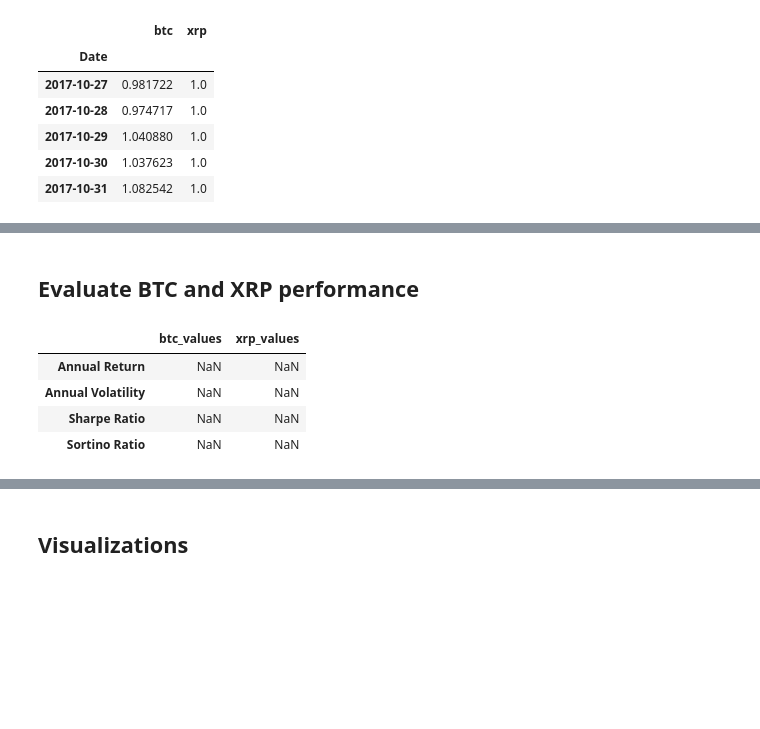
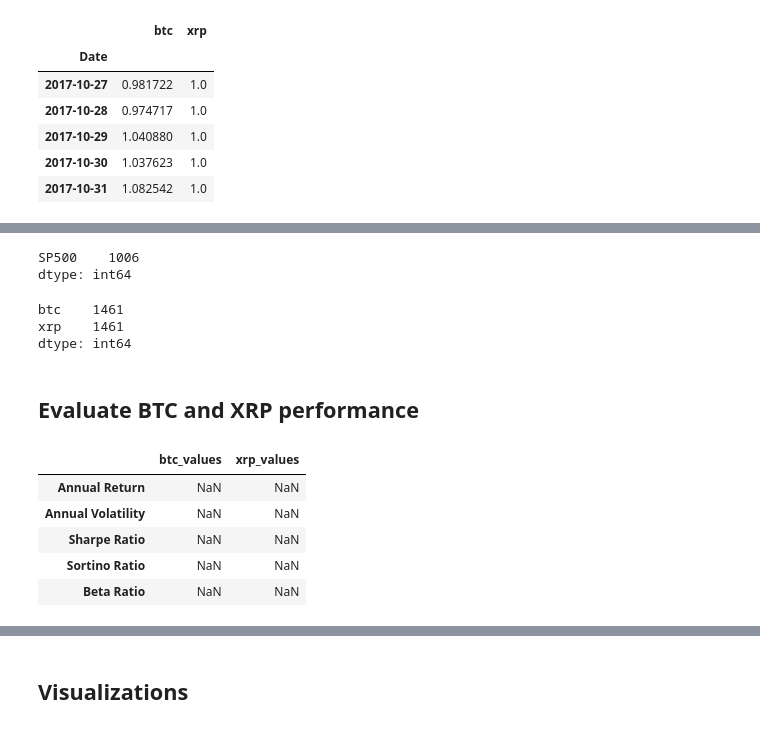
Before and after one commit to nairrekhabr/Project_3, a Jupyter notebook: btc_xrp_analysis/BTC_XRP.ipynb, the cells around one changed output, grey strips where cells are left out. Saved outputs shown, nothing was run; the diff lists cells and outputs as text; code cells hidden in the pictures; blank space fills up the shorter version.

```diff
--- a/btc_xrp_analysis/BTC_XRP.ipynb
+++ b/btc_xrp_analysis/BTC_XRP.ipynb
@@ -122,19 +164,31 @@ cumulative_returns.head()
+# %%
+sp500_returns.count()
+# %% [output]
+SP500    1006
+dtype: int64
+# %%
+daily_returns.count()
+# %% [output]
+btc    1461
+xrp    1461
+dtype: int64
 # %% [markdown]
 ## Evaluate BTC and XRP performance
 # %%
 # Create Evaluation dataframe
-metrics = ['Annual Return', 'Annual Volatility', 'Sharpe Ratio','Sortino Ratio']
+metrics = ['Annual Return', 'Annual Volatility', 'Sharpe Ratio','Sortino Ratio', 'Beta Ratio']
 columns = ['btc_values', 'xrp_values']
 
 # Initialize the DataFrame with index set to evaluation metrics and columns as 'btc_values', 'xrp_values'
 portfolio_evaluation_df = pd.DataFrame(index=metrics, columns=columns)
 portfolio_evaluation_df
 # %% [output]
 |  | btc_values | xrp_values |
 | Annual Return | NaN | NaN |
 | Annual Volatility | NaN | NaN |
 | Sharpe Ratio | NaN | NaN |
 | Sortino Ratio | NaN | NaN |
+| Beta Ratio | NaN | NaN |
 # %%
 # Calculate annualized return
 portfolio_evaluation_df.loc['Annual Return', 'btc_values'] = (daily_returns['btc'].mean() * 252)
```
Also changed, not shown: parts of 13 cells of this notebook.
